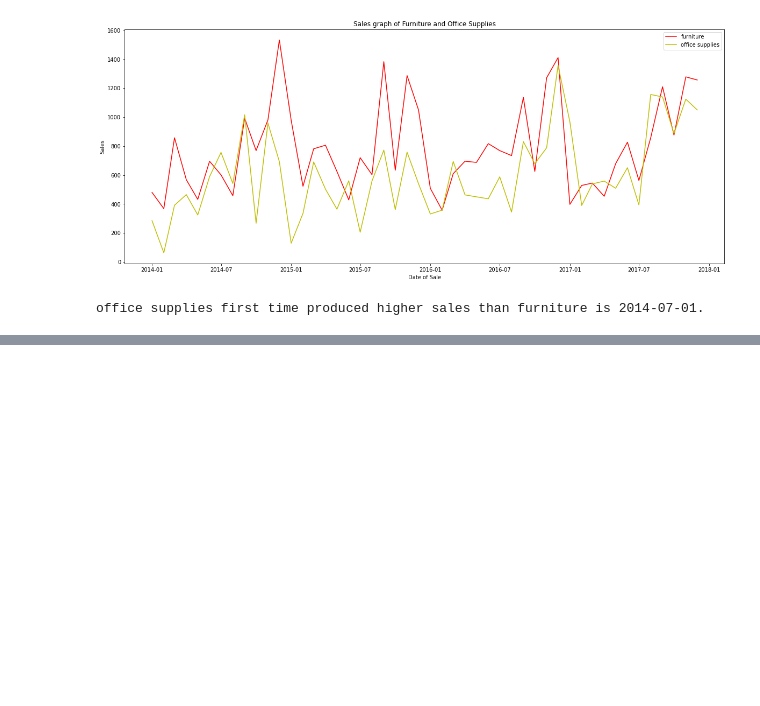
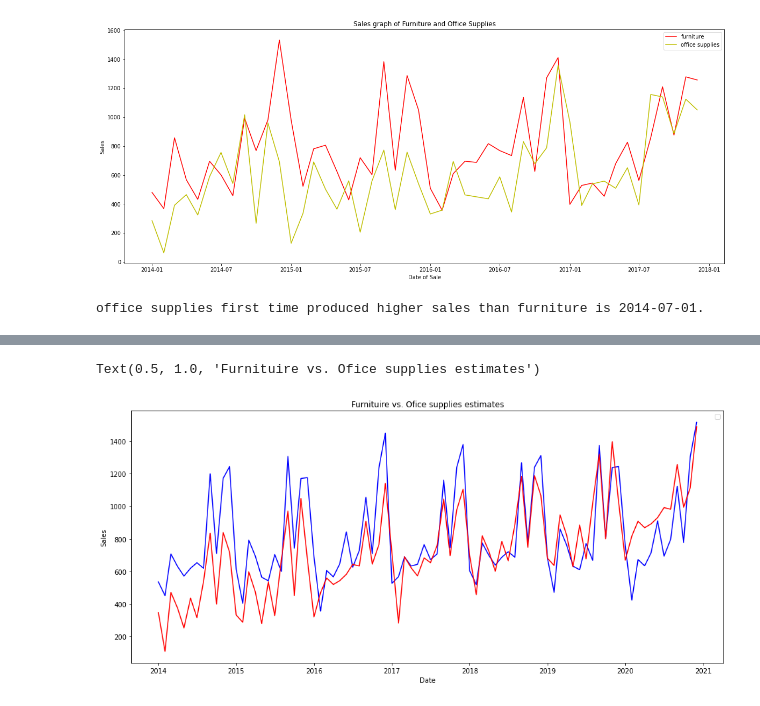
Before and after one commit to 3liud/Sales-forecast-using-time-series-data, a Jupyter notebook: sales_prediction.ipynb, the cells around one changed output, grey strips where cells are left out. Saved outputs shown, nothing was run; the diff lists cells and outputs as text; code cells hidden in the pictures; blank space fills up the shorter version.

```diff
--- a/sales_prediction.ipynb
+++ b/sales_prediction.ipynb
@@ -450,0 +528,9 @@ office supplies first time produced higher sales than furniture is 2014-07-01.
+# %%
+plt.figure(figsize=(16, 7))
+plt.plot(forecast['Date'], forecast['furniture_yhat'], 'b-')
+plt.plot(forecast['Date'], forecast['office_yhat'], 'r-')
+plt.legend()
+plt.xlabel('Date')
+plt.ylabel('Sales')
+plt.title('Furnituire vs. Ofice supplies estimates')
+# %% [output]
@@ -450,0 +538,2 @@ office supplies first time produced higher sales than furniture is 2014-07-01.
+Text(0.5, 1.0, 'Furnituire vs. Ofice supplies estimates')
+[figure, added]
```
Also changed, not shown: parts of 14 cells of this notebook.
